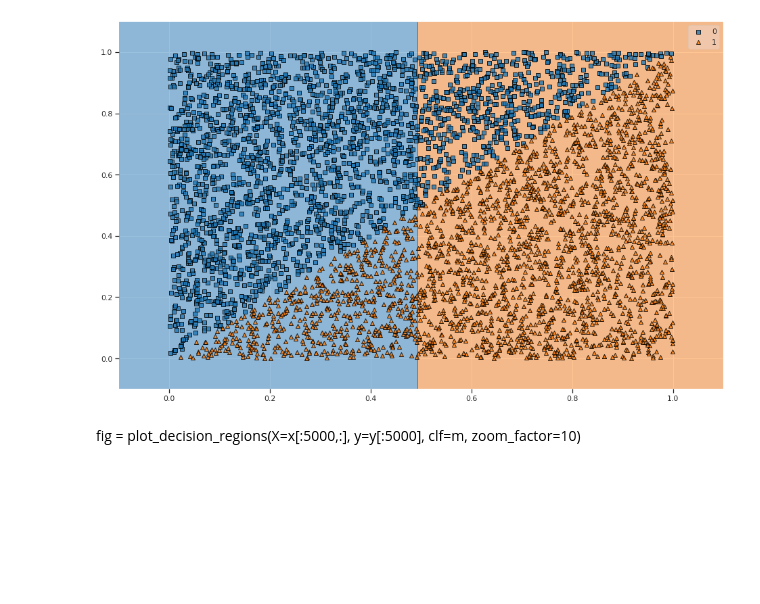
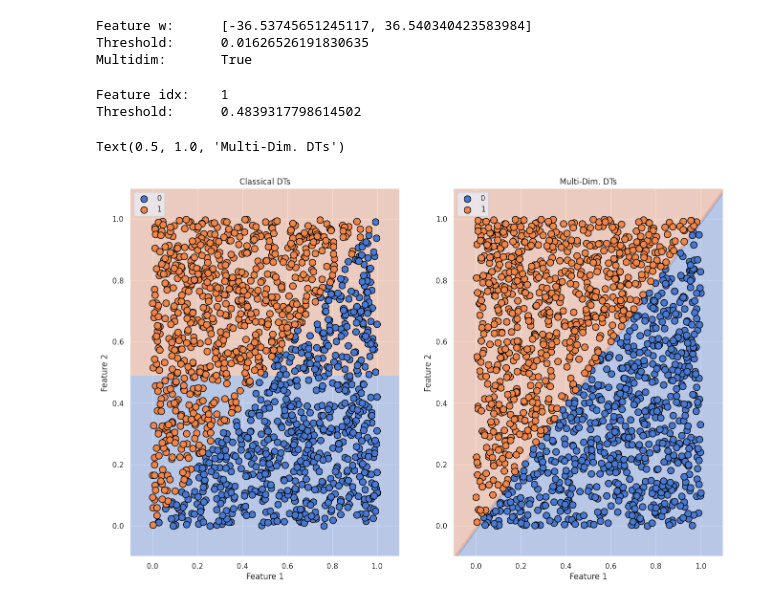
Before and after one commit to JNSFilipe/Telperion, a Jupyter notebook: notebooks/1-Test_HeartWood.ipynb, the cells around one changed output. Cells and saved outputs as stored; diff of their text form; code cells hidden in the pictures; blank space fills up the shorter version.

```diff
--- a/notebooks/1-Test_HeartWood.ipynb
+++ b/notebooks/1-Test_HeartWood.ipynb
@@ -49,3 +72,0 @@ plt.colorbar()
-# %%
-hw = HeartWood(x.shape[1])
-hw.fit(x, y, 128, 100)
@@ -80,6 +73,38 @@ fig = plot_decision_regions(X=x[:5000,:], y=y[:5000], clf=hw, zoom_factor=10)
-# %%
-fig = plot_decision_regions(X=x[:5000,:], y=y[:5000], clf=m, zoom_factor=10)
-# %% [output]
-[figure, removed]
-# %% [markdown]
-fig = plot_decision_regions(X=x[:5000,:], y=y[:5000], clf=m, zoom_factor=10)
+# %%
+hw = Mallorn(max_depth=1) # Basically, just HeartWood, wrapped to yield the correct decision value
+hw.fit(x, y, lr=0.01, batch_size=128, epochs=100, metric='gini', method='both', backend='skorch', verbose=0)
+
+w_hw = hw.root.stump.fc.weight.data.squeeze().tolist()
+b_hw = hw.root.stump.fc.bias.data.tolist()[0]
+
+print()
+print("Feature w:\t{}".format(w_hw))
+print("Threshold:\t{}".format(b_hw))
+print("Multidim:\t{}".format(hw.root.stump.is_multidim()))
+# %% [output]
+Feature w:      [-36.53745651245117, 36.540340423583984]
+Threshold:      0.01626526191830635
+Multidim:       True
+# %%
+dt = DecisionTreeClassifier(max_depth=1)
+dt.fit(x, y)
+
+w_dt = dt.tree_.feature[0]
+b_dt = dt.tree_.threshold[0]
+
+print("Feature idx:\t{}".format(w_dt))
+print("Threshold:\t{}".format(b_dt))
+# %% [output]
+Feature idx:    1
+Threshold:      0.4839317798614502
+# %%
+plt.subplot(121)
+plot_decision_domains(x, y, dt, margin=0.1, subsample=0.15)
+plt.title("Classical DTs")
+
+plt.subplot(122)
+plot_decision_domains(x, y, hw, margin=0.1, subsample=0.15)
+plt.title("Multi-Dim. DTs")
+# %% [output]
+Text(0.5, 1.0, 'Multi-Dim. DTs')
+[figure, added]
```
Also changed, not shown: parts of 12 cells of this notebook, 2 other files.
